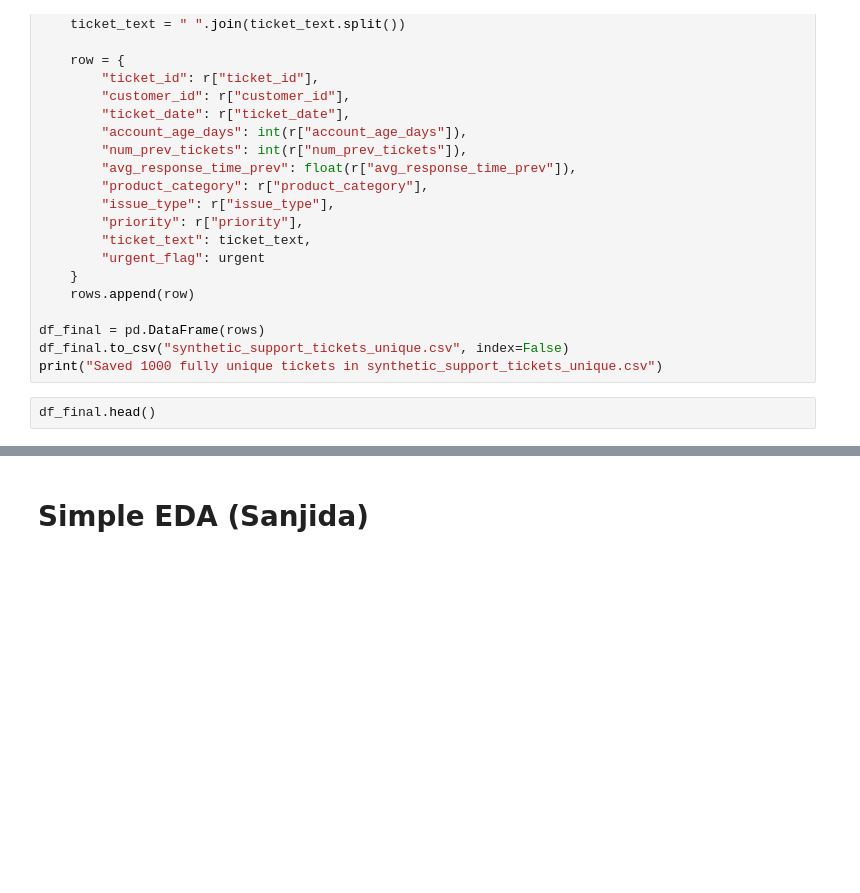
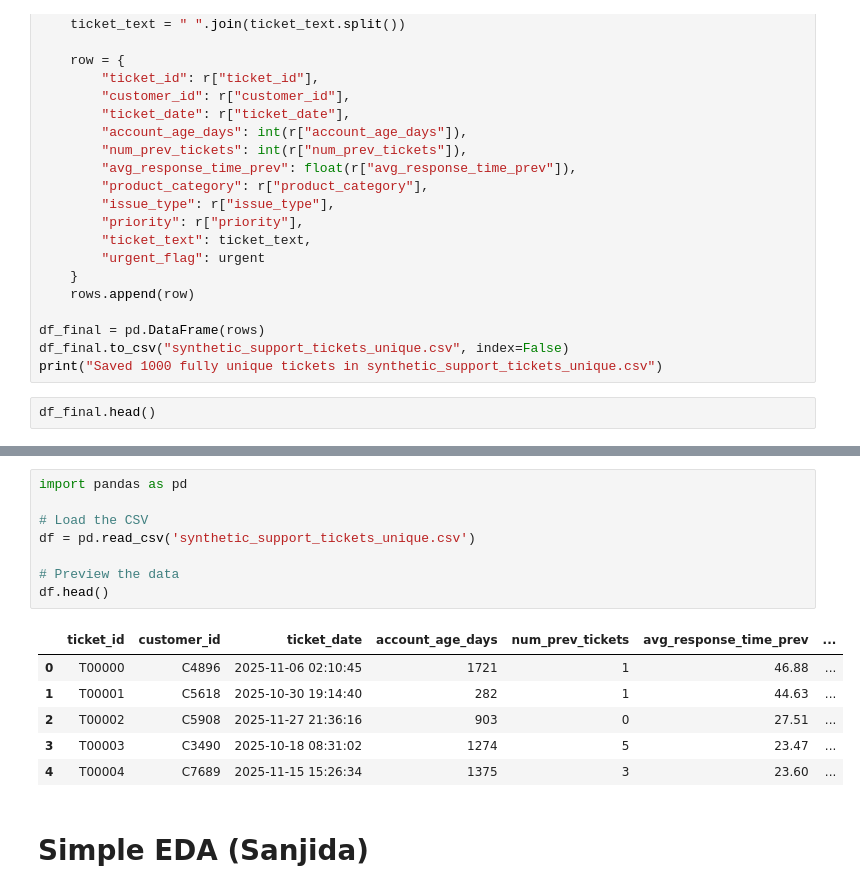
Before and after one commit to Bushraaaaaaaa/WIE3007-DMW-GroupAssignment, a Jupyter notebook: DMW_GroupProject.ipynb, the cells around one changed output, grey strips where cells are left out. Saved outputs shown, nothing was run; the diff lists cells and outputs as text; blank space fills up the shorter version.

Commit message:
EDA: Initial data overview and quality checks

```diff
--- a/DMW_GroupProject.ipynb
+++ b/DMW_GroupProject.ipynb
@@ -240,2 +249,17 @@ df_final.head()
+# %%
+import pandas as pd
+
+# Load the CSV
+df = pd.read_csv('synthetic_support_tickets_unique.csv')
+
+# Preview the data
+df.head()
+# %% [output]
+|  | ticket_id | customer_id | ticket_date | account_age_days | num_prev_tickets | avg_response_time_prev | ... |
+| 0 | T00000 | C4896 | 2025-11-06 02:10:45 | 1721 | 1 | 46.88 | ... |
+| 1 | T00001 | C5618 | 2025-10-30 19:14:40 | 282 | 1 | 44.63 | ... |
+| 2 | T00002 | C5908 | 2025-11-27 21:36:16 | 903 | 0 | 27.51 | ... |
+| 3 | T00003 | C3490 | 2025-10-18 08:31:02 | 1274 | 5 | 23.47 | ... |
+| 4 | T00004 | C7689 | 2025-11-15 15:26:34 | 1375 | 3 | 23.60 | ... |
 # %% [markdown]
 # Simple EDA (Sanjida)
```
Also changed, not shown: parts of 36 cells of this notebook.
